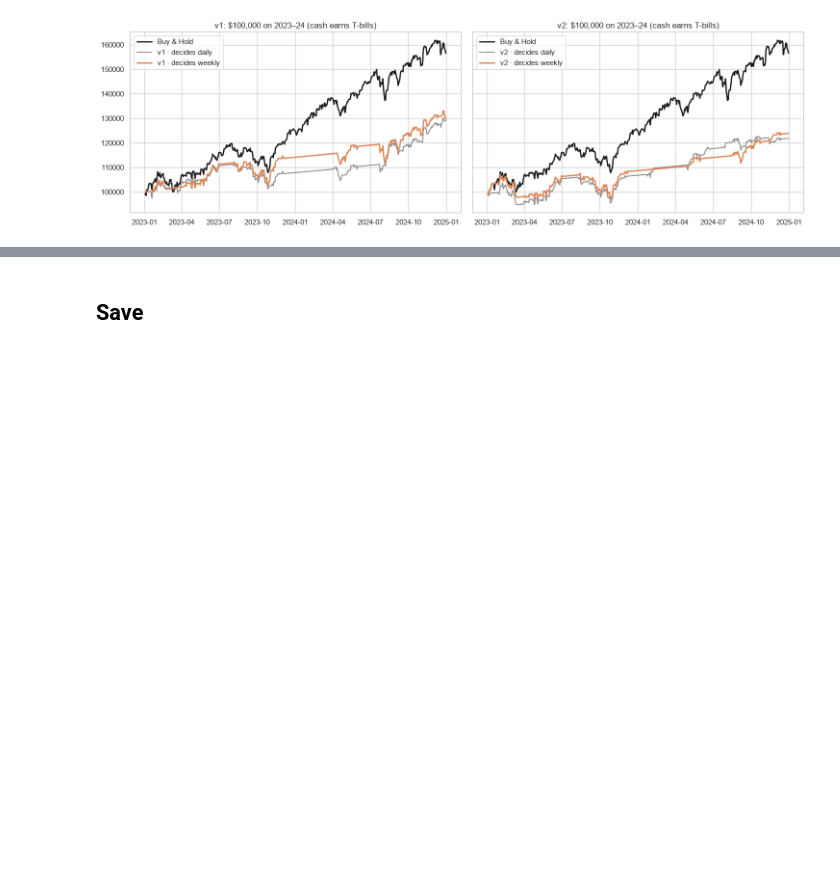
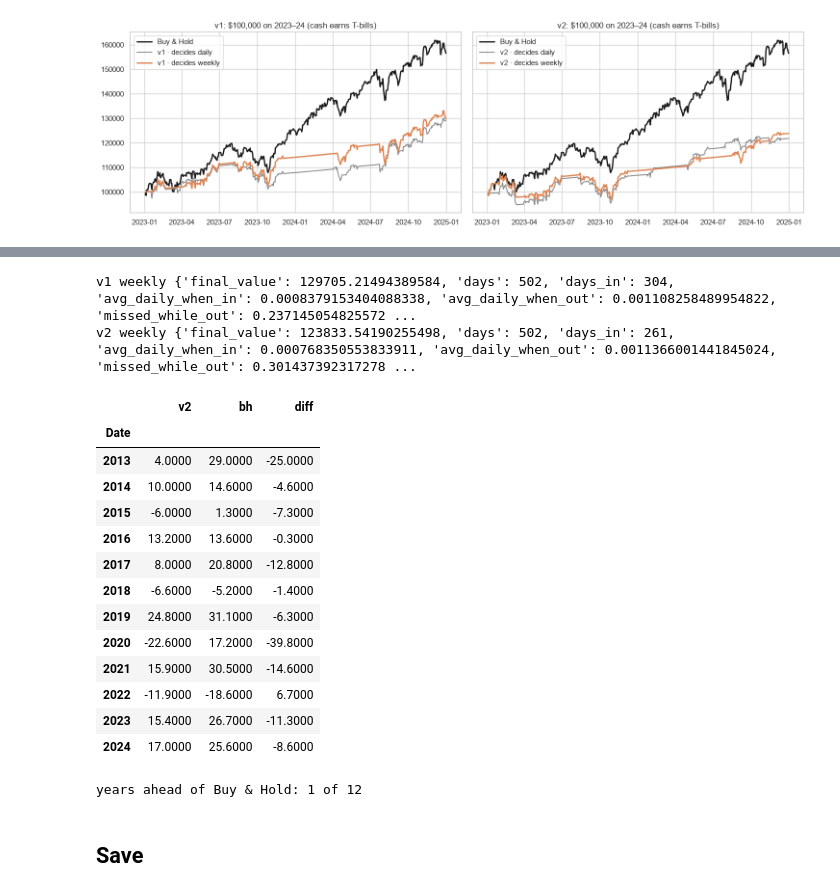
Before and after one commit to TKCH121/spy, a Jupyter notebook: notebooks/weekly_decisions.ipynb, the cells around one changed output, grey strips where cells are left out. Drawn from its saved outputs; the diff is of its cells as text; code cells hidden in the pictures; blank space fills up the shorter version.

Commit message:
Weekly notebook: detail figures for the weekly schedule (paths, cash days, longest spell, yearly)
Co-Authored-By: Claude Opus 5.5 <noreply@anthropic.com>

```diff
--- a/notebooks/weekly_decisions.ipynb
+++ b/notebooks/weekly_decisions.ipynb
@@ -153,3 +156,61 @@ plt.tight_layout(); plt.savefig(OUT / "figures" / "daily_vs_weekly_2023_24.png",
+# %%
+idx = pr.index                                   # 2023–24 test days (v1's saved predictions)
+pt = px.loc[idx]; rft = rf.loc[idx]
+o2o = px["Open"].pct_change().shift(-1).reindex(idx)   # open(d) -> open(d+1): the day a position is held
+bh_sim = v2.simulate(v2.buy_and_hold_held(idx), pt, rft)
+
+def details(held, label):
+    sim = v2.simulate(held, pt, rft)
+    attr = v2.out_of_market_attribution(held, px)
+    longest = attr.sort_values("days", ascending=False).iloc[0].to_dict() if len(attr) else None
+    out = {"final_value": float(sim["value"].iloc[-1]), "days": int(len(held)), "days_in": int(held.sum()),
+           "avg_daily_when_in": float(o2o[held == 1].mean()), "avg_daily_when_out": float(o2o[held == 0].mean()),
+           "missed_while_out": float((1 + o2o[held == 0].dropna()).prod() - 1),
+           "costs": float(sim["fees"].sum()), "zero_fee_final": float(v2.simulate(held, pt, rft, fees=0.0)["value"].iloc[-1]),
+           "max_drawdown": float((sim["value"] / sim["value"].cummax() - 1).min()),
+           "longest_cash_spell": {k: str(v) for k, v in longest.items()} if longest else None,
+           "path": [round(float(x)) for x in sim["value"]]}
+    print(label, {k: v for k, v in out.items() if k != "path"})
+    return out
+
+w1 = details(v2.held_from_positions(weekly.weekly_positions_from_actions(pr["action"], start=0)), "v1 weekly")
+held_w2 = v2.held_from_positions(weekly.weekly_positions_from_er(er2, "long"), start=1)
+w2 = details(held_w2, "v2 weekly")
+rand2 = v2.random_timing_benchmark(held_w2, pt, rft, n=1000)
+w2["random_median_final"] = float(rand2.median())
+w2["beats_random"] = float((rand2 < w2["final_value"]).mean())
+
+# 2013–24 walk-forward, weekly v2: calendar-year returns vs Buy & Hold
+held_wf = v2.held_from_positions(weekly.weekly_positions_from_er(er_wf, "long"), start=1)
+v_wf = v2.simulate(held_wf, px.loc[er_wf.index], rf.loc[er_wf.index])["value"]
+b_wf = v2.simulate(v2.buy_and_hold_held(er_wf.index), px.loc[er_wf.index], rf.loc[er_wf.index])["value"]
+yr = pd.DataFrame({"v2": v_wf, "bh": b_wf})
+yearly = yr.groupby(yr.index.year).apply(lambda g: g.iloc[-1] / g.iloc[0] - 1)
+yearly["diff"] = yearly["v2"] - yearly["bh"]
+display((yearly * 100).round(1))
+DETAILS = {"dates": [d.strftime("%Y-%m-%d") for d in idx], "bh_path": [round(float(x)) for x in bh_sim["value"]],
+           "v1_weekly": w1, "v2_weekly": w2,
+           "v2_weekly_walk_forward_yearly": [{"year": int(y), "v2": float(r.v2), "bh": float(r.bh), "diff": float(r["diff"])} for y, r in yearly.iterrows()]}
+(OUT / "details.json").write_text(json.dumps(DETAILS, indent=1))
+print("years ahead of Buy & Hold:", int((yearly["diff"] > 0).sum()), "of", len(yearly))
+# %% [output]
+v1 weekly {'final_value': 129705.21494389584, 'days': 502, 'days_in': 304, 'avg_daily_when_in': 0.0008379153404088338, 'avg_daily_when_out': 0.001108258489954822, 'missed_while_out': 0.237145054825572 ...
+v2 weekly {'final_value': 123833.54190255498, 'days': 502, 'days_in': 261, 'avg_daily_when_in': 0.000768350553833911, 'avg_daily_when_out': 0.0011366001441845024, 'missed_while_out': 0.301437392317278 ...
+|  | v2 | bh | diff |
+| Date |  |  |  |
+| 2013 | 4.0000 | 29.0000 | -25.0000 |
+| 2014 | 10.0000 | 14.6000 | -4.6000 |
+| 2015 | -6.0000 | 1.3000 | -7.3000 |
+| 2016 | 13.2000 | 13.6000 | -0.3000 |
+| 2017 | 8.0000 | 20.8000 | -12.8000 |
+| 2018 | -6.6000 | -5.2000 | -1.4000 |
+| 2019 | 24.8000 | 31.1000 | -6.3000 |
+| 2020 | -22.6000 | 17.2000 | -39.8000 |
+| 2021 | 15.9000 | 30.5000 | -14.6000 |
+| 2022 | -11.9000 | -18.6000 | 6.7000 |
+| 2023 | 15.4000 | 26.7000 | -11.3000 |
+| 2024 | 17.0000 | 25.6000 | -8.6000 |
+years ahead of Buy & Hold: 1 of 12
 # %% [markdown]
 ## Save
 # %%
```
Also changed, not shown: parts of 1 cell of this notebook, 1 other file.
